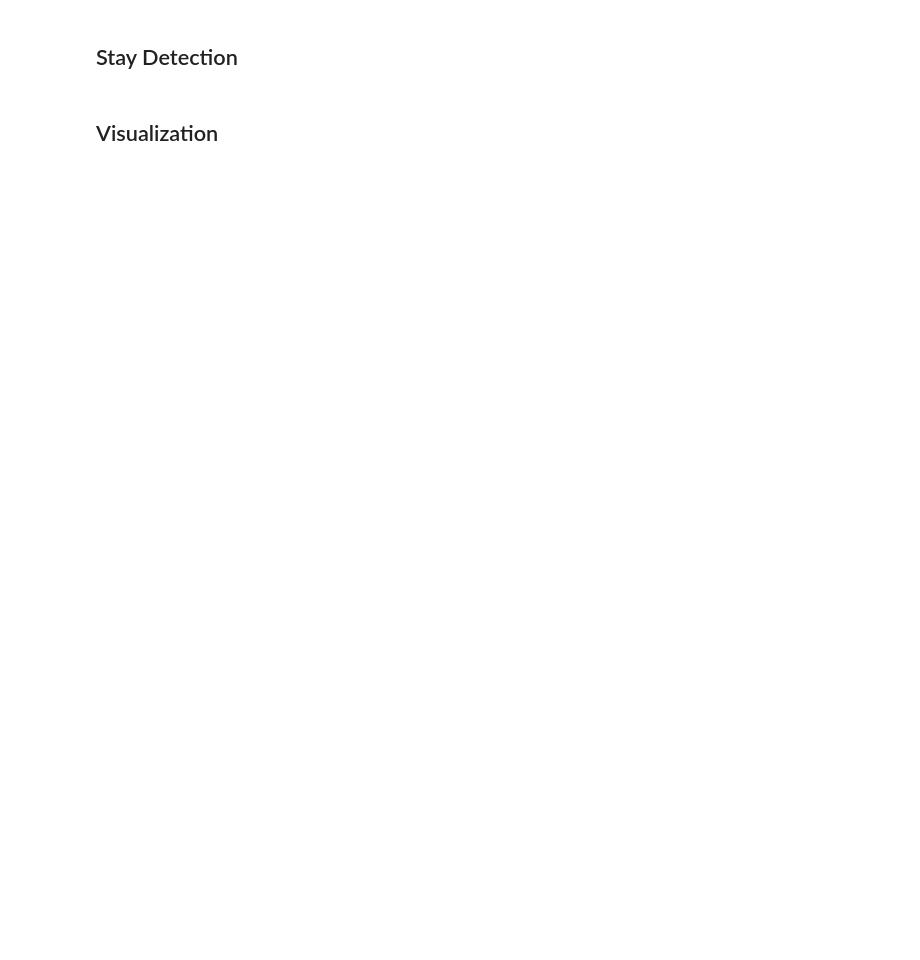
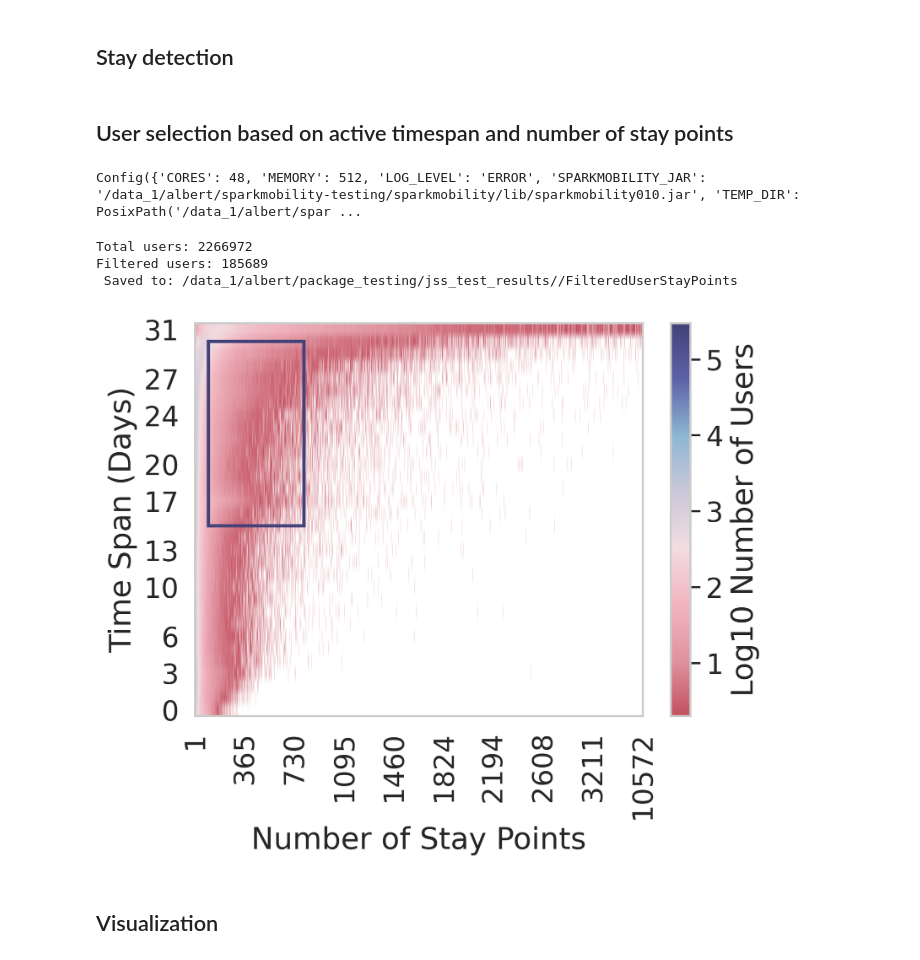
Before and after one commit to humnetlab/sparkmobility-testing, a Jupyter notebook: example_usage.ipynb, the cells around one changed output. Cells and saved outputs as stored; diff of their text form; code cells hidden in the pictures; blank space fills up the shorter version.

```diff
--- a/example_usage.ipynb
+++ b/example_usage.ipynb
@@ -7,13 +15,11 @@ sm.config['LOG_LEVEL'] = 'ERROR'
 # %% [markdown]
-## Stay Detection
+## Stay detection
 # %%
 longitude = [-118.9448, -117.6463]
 latitude = [33.7037, 34.3373]
 
 input_path = "/home/albert/raw_data/"
-
-output_path = "example_results"
-
+output_path = "/data_1/albert/package_testing/jss_test_results/"
 
 columns = {
     "caid": "caid",
@@ -22,14 +28,31 @@ columns = {
     "utc_timestamp": "utc_timestamp"
 }
 
-stays = StayDetection(longitude=longitude, latitude=latitude, columns=columns,
-                startTimestamp="2019-01-01 00:00:00",
-                endTimestamp="2025-01-31 23:59:59", input_path=input_path,
-                timeZone="America/Los_Angeles",
-                output_path=output_path, timeFormat="UNIX")
+myDataset = MobilityDataset(
+    dataset_name="Veraset20190101",
+    raw_data_path=input_path,
+    processed_data_path=output_path,
+    column_mappings=columns,
+    start_datetime="2019-01-01 00:00:00",
+    end_datetime="2025-01-31 23:59:59",
+    longitude=longitude,
+    latitude=latitude,
+)
 
+stays = StayDetection(MobilityDataset=myDataset)
 stays.get_stays(hexResolution=10)
 stays.get_home_work_od_matrix(7)
 stays.summarize()
+# %% [markdown]
+## User selection based on active timespan and number of stay points
+# %%
+user_selection = UserSelection(myDataset)
+fig, ax = user_selection.filter_users(num_stay_points_range=[100,800], time_span_days_range=[15,30])
+# %% [output]
+Config({'CORES': 48, 'MEMORY': 512, 'LOG_LEVEL': 'ERROR', 'SPARKMOBILITY_JAR': '/data_1/albert/sparkmobility-testing/sparkmobility/lib/sparkmobility010.jar', 'TEMP_DIR': PosixPath('/data_1/albert/spar ...
+Total users: 2266972
+Filtered users: 185689
+ Saved to: /data_1/albert/package_testing/jss_test_results//FilteredUserStayPoints
+[figure, added]
 # %% [markdown]
 ## Visualization
```
Also changed, not shown: parts of 5 cells of this notebook, 4 other files.
